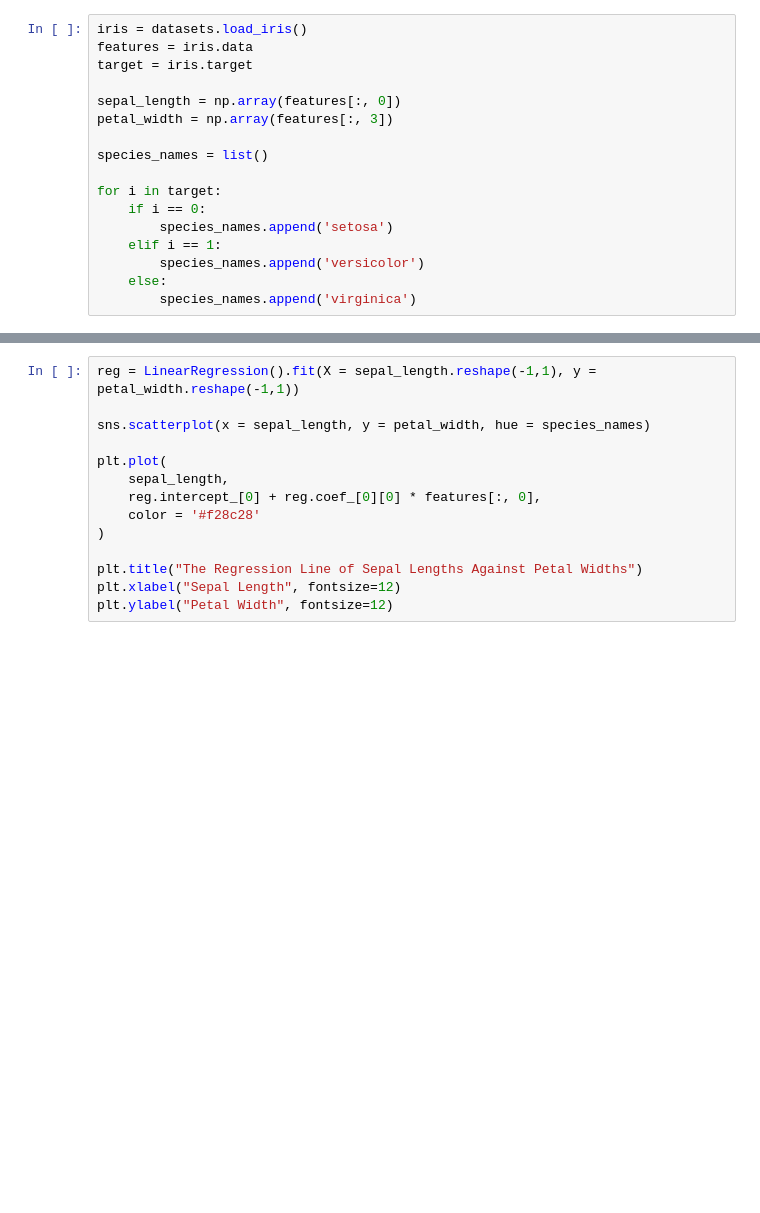
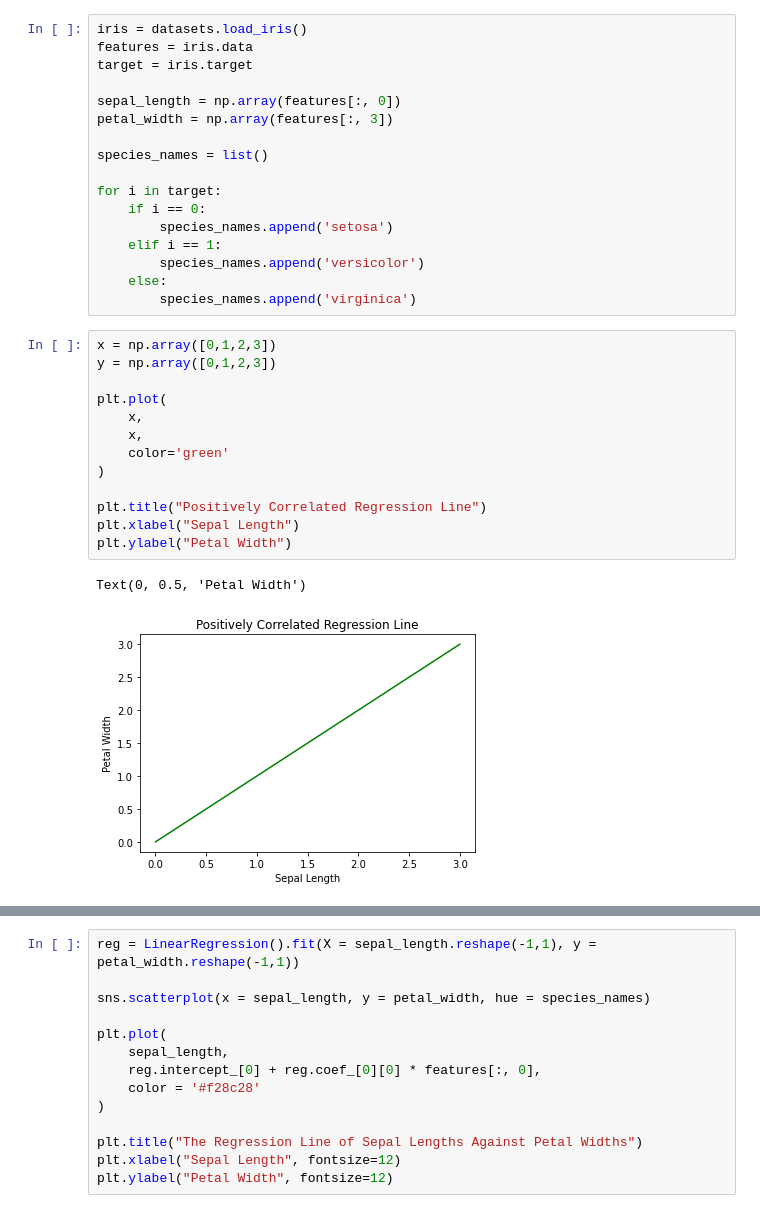
Before and after one commit to bsraya/optimization, a Jupyter notebook: gd.ipynb, the cells around one changed output, grey strips where cells are left out. Saved outputs shown, nothing was run; the diff lists cells and outputs as text; blank space fills up the shorter version.

```diff
--- a/gd.ipynb
+++ b/gd.ipynb
@@ -23,3 +23,19 @@ for i in target:
         species_names.append('versicolor')
     else:
         species_names.append('virginica')
+# %%
+x = np.array([0,1,2,3])
+y = np.array([0,1,2,3])
+
+plt.plot(
+    x,
+    x,
+    color='green'
+)
+
+plt.title("Positively Correlated Regression Line")
+plt.xlabel("Sepal Length")
+plt.ylabel("Petal Width")
+# %% [output]
+Text(0, 0.5, 'Petal Width')
+[figure, added]
```
Also changed, not shown: parts of 12 cells of this notebook, 4 other files.
